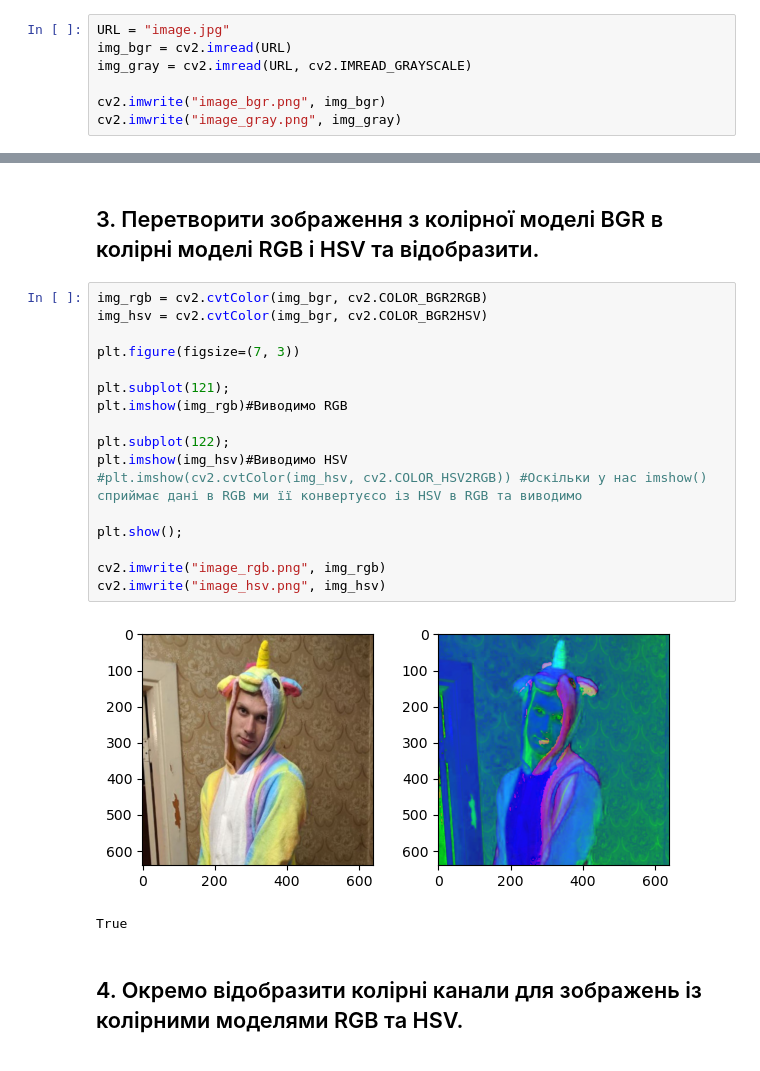
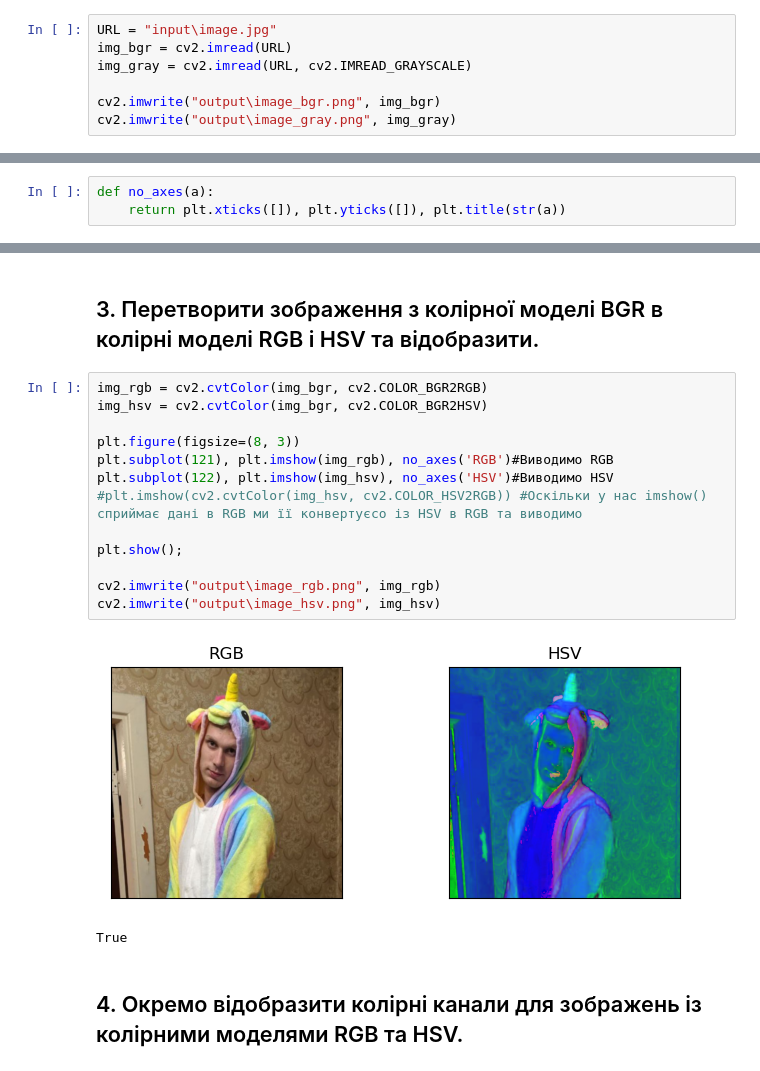
Before and after one commit to LabunskiyPetro/labs_digital_image_processing, a Jupyter notebook: laba1/laba1.ipynb, the cells around one changed output, grey strips where cells are left out. Drawn from its saved outputs; the diff is of its cells as text.

```diff
--- a/laba1/laba1.ipynb
+++ b/laba1/laba1.ipynb
@@ -26,14 +26,17 @@ import matplotlib.pyplot as plt
 # %% [markdown]
 ### Зчитаємо тестове кольорове зображення та конвертуєму його в чорно-біле та кольрові зображення
 # %%
-URL = "image.jpg"
+URL = "input\image.jpg"
 img_bgr = cv2.imread(URL)
 img_gray = cv2.imread(URL, cv2.IMREAD_GRAYSCALE)
 
-cv2.imwrite("image_bgr.png", img_bgr)
-cv2.imwrite("image_gray.png", img_gray)
+cv2.imwrite("output\image_bgr.png", img_bgr)
+cv2.imwrite("output\image_gray.png", img_gray)
 # %% [output]
 True
+# %%
+def no_axes(a):
+    return plt.xticks([]), plt.yticks([]), plt.title(str(a))
 # %% [markdown]
 ## 2. Відобразити чорно-біле та кольорове зображення
 # %% [markdown]
@@ -62,22 +60,18 @@ plt.show();
 # %%
 img_rgb = cv2.cvtColor(img_bgr, cv2.COLOR_BGR2RGB)
 img_hsv = cv2.cvtColor(img_bgr, cv2.COLOR_BGR2HSV)
 
-plt.figure(figsize=(7, 3))
-
-plt.subplot(121);
-plt.imshow(img_rgb)#Виводимо RGB
-
-plt.subplot(122);
-plt.imshow(img_hsv)#Виводимо HSV
+plt.figure(figsize=(8, 3))
+plt.subplot(121), plt.imshow(img_rgb), no_axes('RGB')#Виводимо RGB
+plt.subplot(122), plt.imshow(img_hsv), no_axes('HSV')#Виводимо HSV
 #plt.imshow(cv2.cvtColor(img_hsv, cv2.COLOR_HSV2RGB)) #Оскільки у нас imshow() сприймає дані в RGB ми її конвертуєсо із HSV в RGB та виводимо
 
 plt.show();
 
-cv2.imwrite("image_rgb.png", img_rgb)
-cv2.imwrite("image_hsv.png", img_hsv)
+cv2.imwrite("output\image_rgb.png", img_rgb)
+cv2.imwrite("output\image_hsv.png", img_hsv)
 # %% [output]
-[figure, old version]
+[figure, new version]
 True
 # %% [markdown]
 ## 4. Окремо відобразити колірні канали для зображень із колірними моделями RGB та HSV.
```
Also changed, not shown: parts of 8 cells of this notebook, 8 other files.
